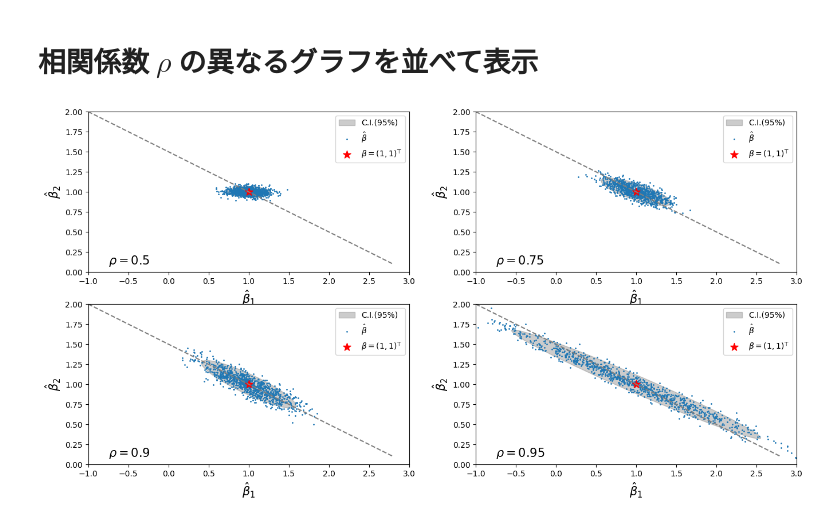
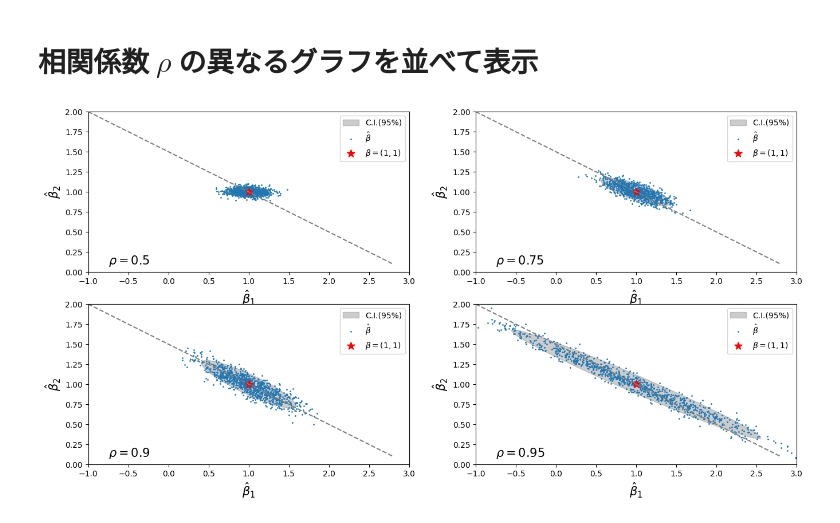
Before and after one commit to tatamiya/blog_artifacts, a Jupyter notebook: zenn/20230918_multicolinearity/完全でない多重共線性があるときの線形回帰係数の分布.ipynb, the cells around one changed output. Saved outputs shown, nothing was run; the diff lists cells and outputs as text; code cells hidden in the pictures.

```diff
--- a/zenn/20230918_multicolinearity/完全でない多重共線性があるときの線形回帰係数の分布.ipynb
+++ b/zenn/20230918_multicolinearity/完全でない多重共線性があるときの線形回帰係数の分布.ipynb
@@ -180,32 +180,32 @@ for rho, ax in zip((0.5, 0.75, 0.90, 0.95), axes.flatten()):
 
 
   ax.set_box_aspect(0.5)
 
   ## 推定量分布の95%領域を表す楕円
   z_alpha = norm.ppf(0.975)
   cov = sigma ** 2 * (x_pinv @ x_pinv.T)[1:, 1:]  # 推定量の分散共分散行列
   cov_eig_val, cov_eig_vec = np.linalg.eig(cov)
   ellipse_width = np.sqrt(cov_eig_val[0]) * z_alpha * 2
   ellipse_height = np.sqrt(cov_eig_val[1]) * z_alpha * 2
   ellipse_angle = np.arctan2(cov_eig_vec[1,0], cov_eig_vec[0,0]) / np.pi * 180
 
   ellipse = Ellipse((1,1), width=ellipse_width, height=ellipse_height, angle=ellipse_angle, color="gray", alpha=0.4, label="C.I.(95%)")
   ax.add_patch(ellipse)
 
   plot_line(lambda x: -0.5*x + 1.5, x_min, x_max, ax, ls="--", color="gray")
 
   ax.scatter(x=beta1_hat, y=beta2_hat, s=1, label="$\\hat{\\beta}$")
 
-  ax.scatter(beta[1], beta[2], color="red", s=100, marker="*", label="$\\beta=(1,1)^\\top$")
+  ax.scatter(beta[1], beta[2], color="red", s=100, marker="*", label="$\\beta=(1,1)$")
 
   ax.text(-0.75,0.1, "$\\rho={}$".format(rho), fontsize=15)
 
   ax.legend()
 
   ax.set_xlim(x_min, x_max)
   ax.set_ylim(0,(x_max - x_min) * 0.5)
 
   ax.set_xlabel("$\\hat{\\beta}_1$", fontsize="15")
   ax.set_ylabel("$\\hat{\\beta}_2$", fontsize="15")
 # %% [output]
-[figure, old version]
+[figure, new version]
```
Also changed, not shown: parts of 9 cells of this notebook.
